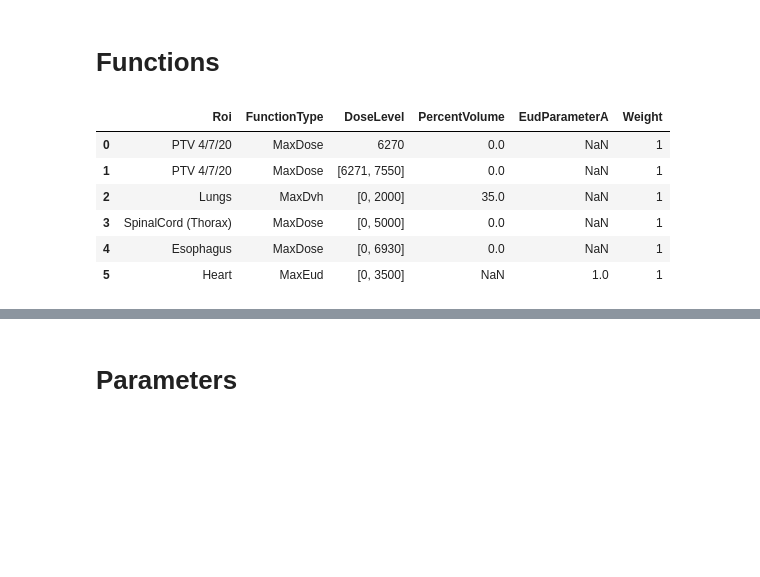
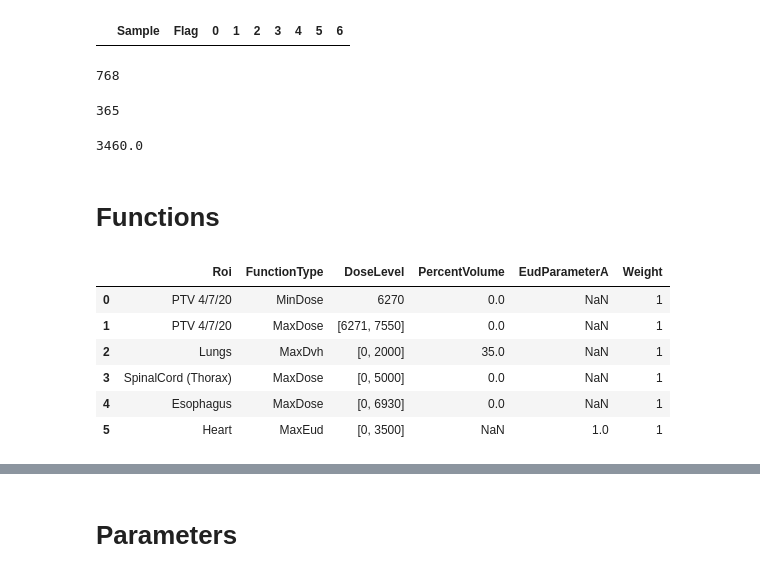
Before and after one commit to kels271828/RayBay, a Jupyter notebook: results/Try dataframe.ipynb, the cells around one changed output, grey strips where cells are left out. Cells and saved outputs as stored; diff of their text form; code cells hidden in the pictures; blank space fills up the shorter version.

```diff
--- a/results/Try dataframe.ipynb
+++ b/results/Try dataframe.ipynb
@@ -4,9 +48,29 @@ import pandas as pd
+# %%
+results = sample.init_results(goals)
+results
+# %% [output]
+|  | Sample | Flag | 0 | 1 | 2 | 3 | 4 | 5 | 6 |
+# %%
+temp = pd.read_pickle('patient2/pars_full.npy')
+len(temp)
+# %% [output]
+768
+# %%
+temp = pd.read_pickle('patient2/_full.npy')
+len(temp)
+# %% [output]
+365
+# %%
+6920/2
+# %% [output]
+3460.0
 # %% [markdown]
 # Functions
 # %%
+# Define using a dictionary
 data = [{
     'Roi': 'PTV 4/7/20',
-    'FunctionType': 'MaxDose',
+    'FunctionType': 'MinDose',
     'DoseLevel': 6270,
     'PercentVolume': 0,
     'Weight': 1,
@@ -19,34 +83,34 @@ data = [{
 }, {
     'Roi': 'Lungs',
     'FunctionType': 'MaxDvh',
     'DoseLevel': [0, 2000],
     'PercentVolume': 35,
     'Weight': 1,
 }, {
     'Roi': 'SpinalCord (Thorax)',
     'FunctionType': 'MaxDose',
     'DoseLevel': [0, 5000],
     'PercentVolume': 0,
     'Weight': 1,
 }, {
     'Roi': 'Esophagus',
     'FunctionType': 'MaxDose',
     'DoseLevel': [0, 6930],
     'PercentVolume': 0,
     'Weight': 1
 }, {
     'Roi': 'Heart',
     'FunctionType': 'MaxEud',
     'DoseLevel': [0, 3500],
     'EudParameterA': 1,
     'Weight': 1
 }]
 columns = ['Roi', 'FunctionType', 'DoseLevel', 'PercentVolume', 'EudParameterA', 'Weight']
 funcs = pd.DataFrame(data=data, columns=columns)
 funcs
 # %% [output]
 |  | Roi | FunctionType | DoseLevel | PercentVolume | EudParameterA | Weight |
-| 0 | PTV 4/7/20 | MaxDose | 6270 | 0.0 | NaN | 1 |
+| 0 | PTV 4/7/20 | MinDose | 6270 | 0.0 | NaN | 1 |
 | 1 | PTV 4/7/20 | MaxDose | [6271, 7550] | 0.0 | NaN | 1 |
 | 2 | Lungs | MaxDvh | [0, 2000] | 35.0 | NaN | 1 |
 | 3 | SpinalCord (Thorax) | MaxDose | [0, 5000] | 0.0 | NaN | 1 |
```
Also changed, not shown: parts of 34 cells of this notebook, 3 other files.
